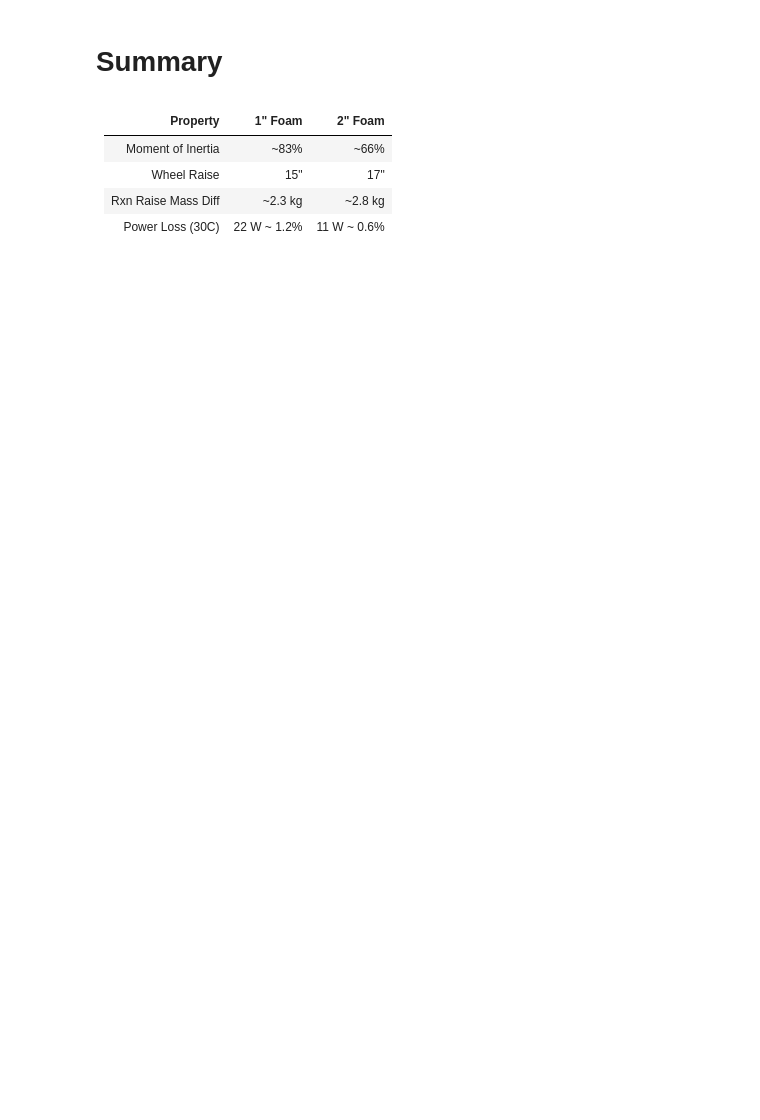
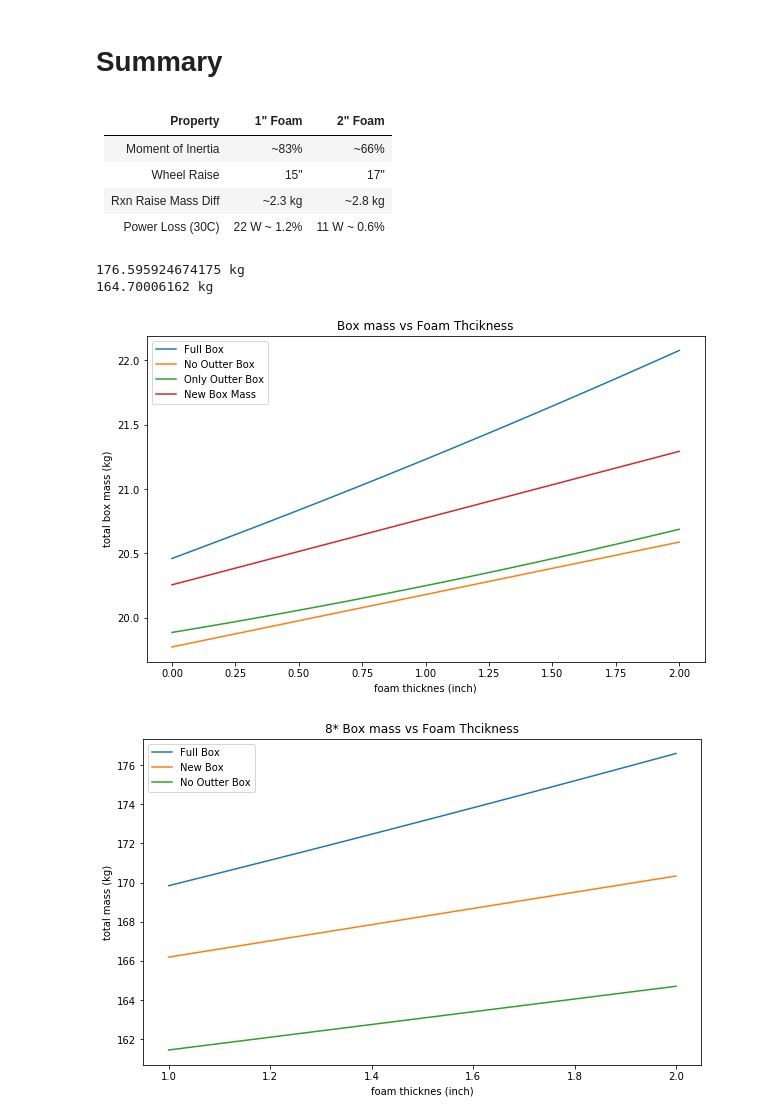
Before and after one commit to ShaabanM/Batteries, a Jupyter notebook: Telecon.ipynb, the cells around one changed output. Cells and saved outputs as stored; diff of their text form; code cells hidden in the pictures; blank space fills up the shorter version.

```diff
--- a/Telecon.ipynb
+++ b/Telecon.ipynb
@@ -292,3 +283,31 @@ FigureCanvasNbAgg()
 | Wheel Raise |    15"   |   17"|
 |Rxn Raise Mass Diff |~2.3 kg |    ~2.8 kg|
 |Power Loss (30C) |22 W ~ 1.2% |    11 W ~ 0.6%|
+# %%
+plt.figure(1)
+x = np.linspace(0,1,100)
+plt.plot((x*foam)/25.4,box_mass(x*foam), label = "Full Box")
+plt.title("Box mass vs Foam Thcikness")
+plt.xlabel("foam thicknes (inch)")
+plt.ylabel("total box mass (kg)");
+plt.plot((x*foam)/25.4,box_mass(x*foam,out =False),label="No Outter Box")
+plt.plot((x*foam)/25.4,box_mass(x*foam,inner = False, foam_mass=False),label="Only Outter Box")
+plt.plot((x*foam)/25.4,box_mass(x*foam,out =False,strip=2*u.cm),label="New Box Mass")
+plt.legend();
+
+plt.figure(2)
+x = np.linspace(0.5,1,100)
+plt.plot((x*foam)/25.4,8*box_mass(x*foam), label = "Full Box")
+plt.plot((x*foam)/25.4,8*box_mass(x*foam,out =False,strip=2*u.cm),label="New Box")
+plt.plot((x*foam)/25.4,8*box_mass(x*foam,out=False), label = "No Outter Box")
+plt.title("8* Box mass vs Foam Thcikness")
+plt.xlabel("foam thicknes (inch)")
+plt.ylabel("total mass (kg)");
+print(8*box_mass(foam));
+print(8*box_mass(foam,out=False));
+plt.legend();
+# %% [output]
+176.595924674175 kg
+164.70006162 kg
+[figure, added]
+[figure, added]
```
Also changed, not shown: parts of 8 cells of this notebook.
